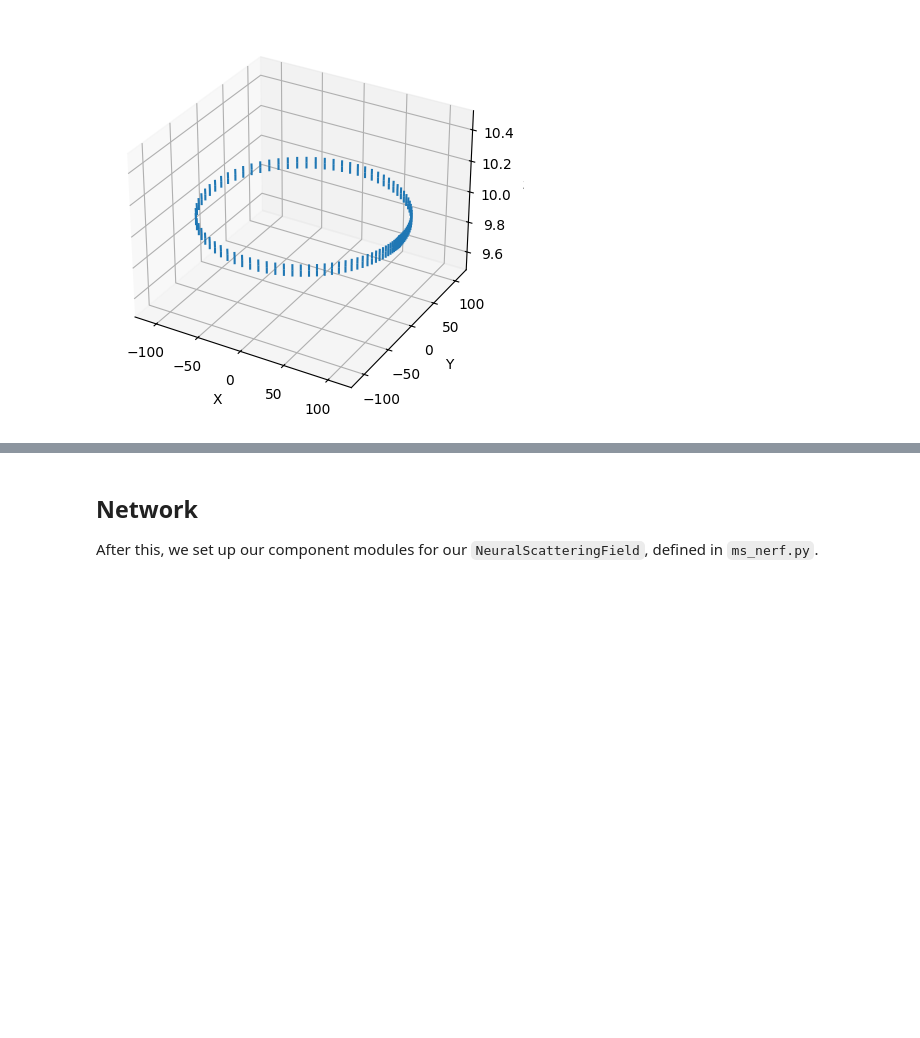
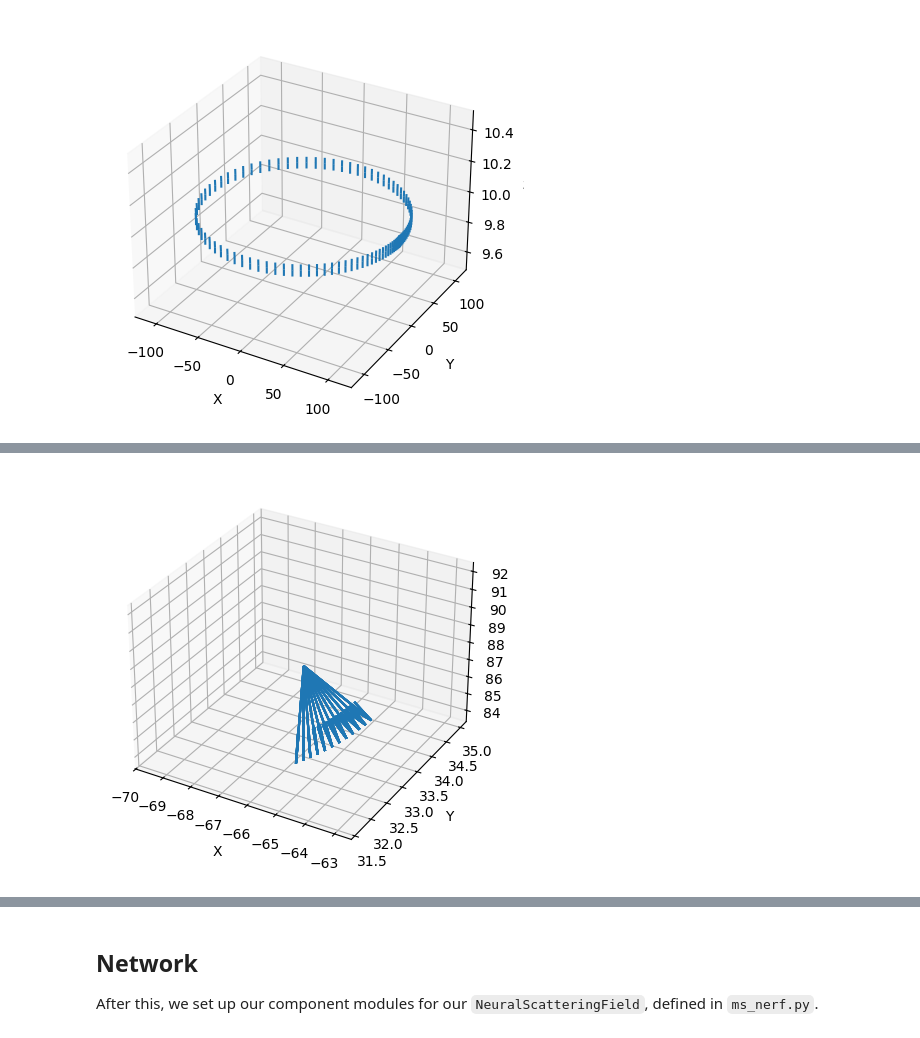
Before and after one commit to stonecodecs/neural_scattering_field, a Jupyter notebook: demo.ipynb, the cells around one changed output, grey strips where cells are left out. Drawn from its saved outputs; the diff is of its cells as text; code cells hidden in the pictures; blank space fills up the shorter version.

```diff
--- a/demo.ipynb
+++ b/demo.ipynb
@@ -41,6 +43,7 @@ test_poses  = test_dict["poses"]
 focal_x, focal_y = train_dict["focal"][:]
 N_train = train_poses.shape[0]
 N_test  = test_poses.shape[0]
+H, W = train_imgs[0].shape[:2]
 print("Train poses:")
 utils.ray_plot(*get_camera_poses(train_poses, transpose=False, normalize=True))
 print("Test poses:")
@@ -55,0 +64,8 @@ Just as a ray tracer does, we shoot a ray through each "pixel" of the virtual im
+# %%
+from render import get_rays
+
+## an example of get_rays output ##
+rays_o, rays_d = get_rays(train_poses, H, W, focal_x, focal_y, batched=True)
+utils.ray_plot(rays_o.reshape(-1, 3)[0:10000:100, :], rays_d.reshape(-1, 3)[0:10000:100, :], arrow_length=3)
+# %% [output]
+[figure, added]
```
Also changed, not shown: parts of 19 cells of this notebook, 4 other files.
